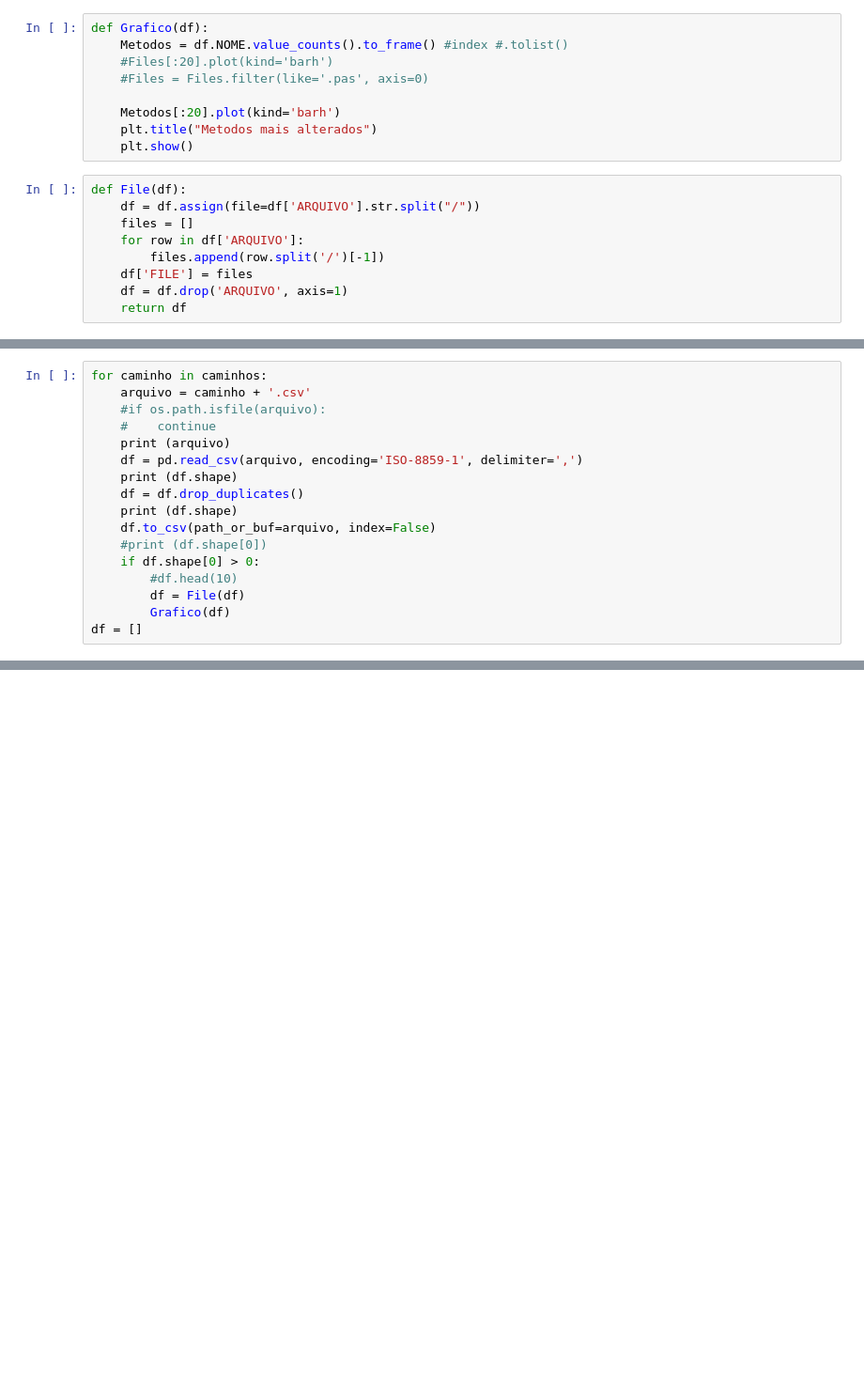
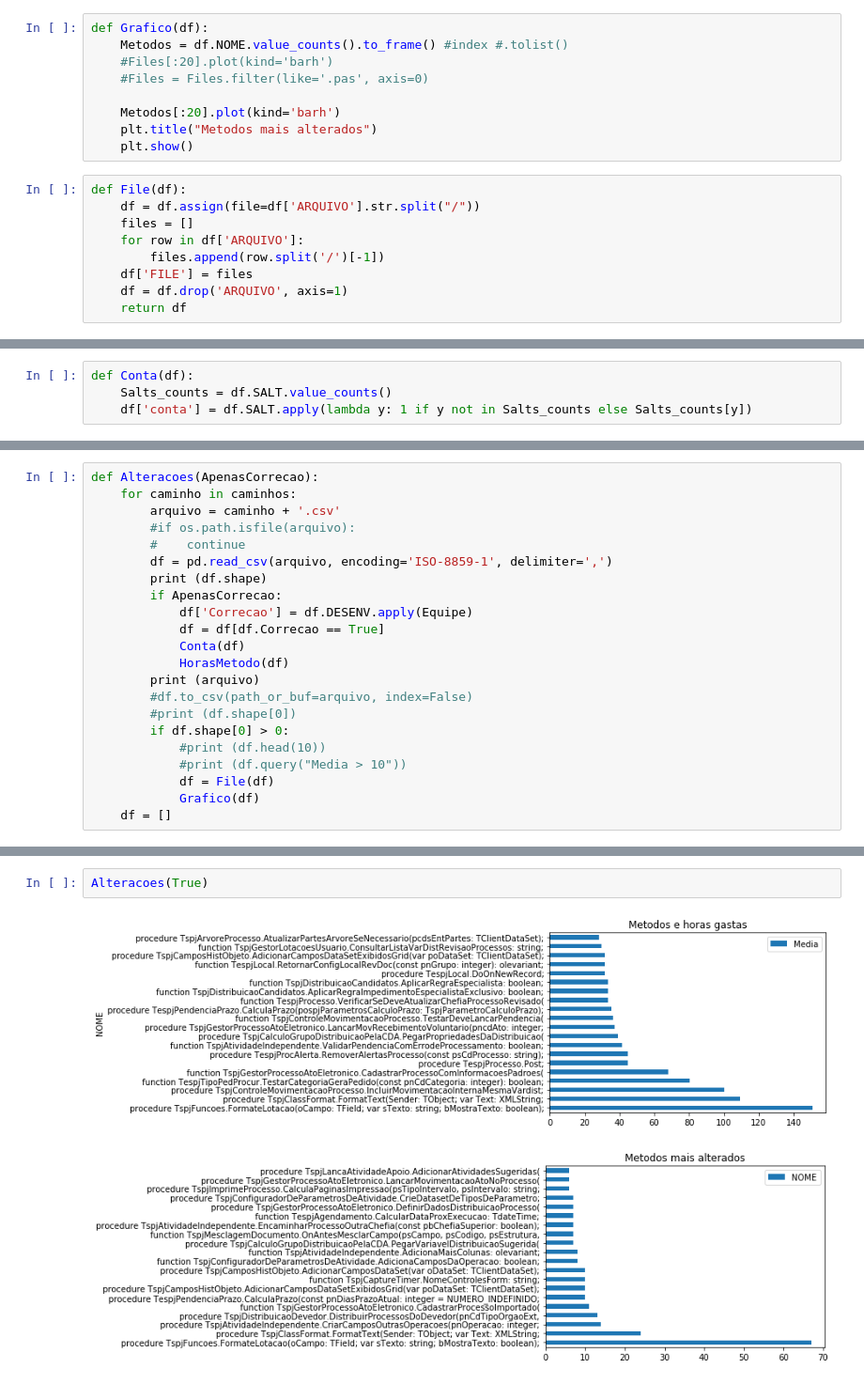
Before and after one commit to wilianselzlein/Metricas, a Jupyter notebook: Alteracoes.ipynb, the cells around one changed output, grey strips where cells are left out. Shown at 94% size. Cells and saved outputs as stored; diff of their text form; blank space fills up the shorter version.

Commit message:
Metodos X horas mais alteradas

```diff
--- a/Alteracoes.ipynb
+++ b/Alteracoes.ipynb
@@ -30,0 +35,4 @@ def File(df):
+# %%
+def Conta(df):
+    Salts_counts = df.SALT.value_counts()
+    df['conta'] = df.SALT.apply(lambda y: 1 if y not in Salts_counts else Salts_counts[y])
@@ -31,17 +53,22 @@ def File(df):
 # %%
-for caminho in caminhos:
-    arquivo = caminho + '.csv'
-    #if os.path.isfile(arquivo):
-    #    continue
-    print (arquivo)
-    df = pd.read_csv(arquivo, encoding='ISO-8859-1', delimiter=',')
-    print (df.shape)
-    df = df.drop_duplicates()
-    print (df.shape)
-    df.to_csv(path_or_buf=arquivo, index=False)
-    #print (df.shape[0])
-    if df.shape[0] > 0:
-        #df.head(10)
-        df = File(df)
-        Grafico(df)
-df = []
+def Alteracoes(ApenasCorrecao):
+    for caminho in caminhos:
+        arquivo = caminho + '.csv'
+        #if os.path.isfile(arquivo):
+        #    continue
+        df = pd.read_csv(arquivo, encoding='ISO-8859-1', delimiter=',')
+        print (df.shape)
+        if ApenasCorrecao:
+            df['Correcao'] = df.DESENV.apply(Equipe)
+            df = df[df.Correcao == True]
+            Conta(df)
+            HorasMetodo(df)
+        print (arquivo)
+        #df.to_csv(path_or_buf=arquivo, index=False)
+        #print (df.shape[0])
+        if df.shape[0] > 0:
+            #print (df.head(10))
+            #print (df.query("Media > 10"))
+            df = File(df)
+            Grafico(df)
+    df = []
@@ -75,0 +75,5 @@ Servidor.csv
+# %%
+Alteracoes(True)
+# %% [output]
+[figure, added]
+[figure, added]
```
Also changed, not shown: parts of 9 cells of this notebook, 3 other files.
